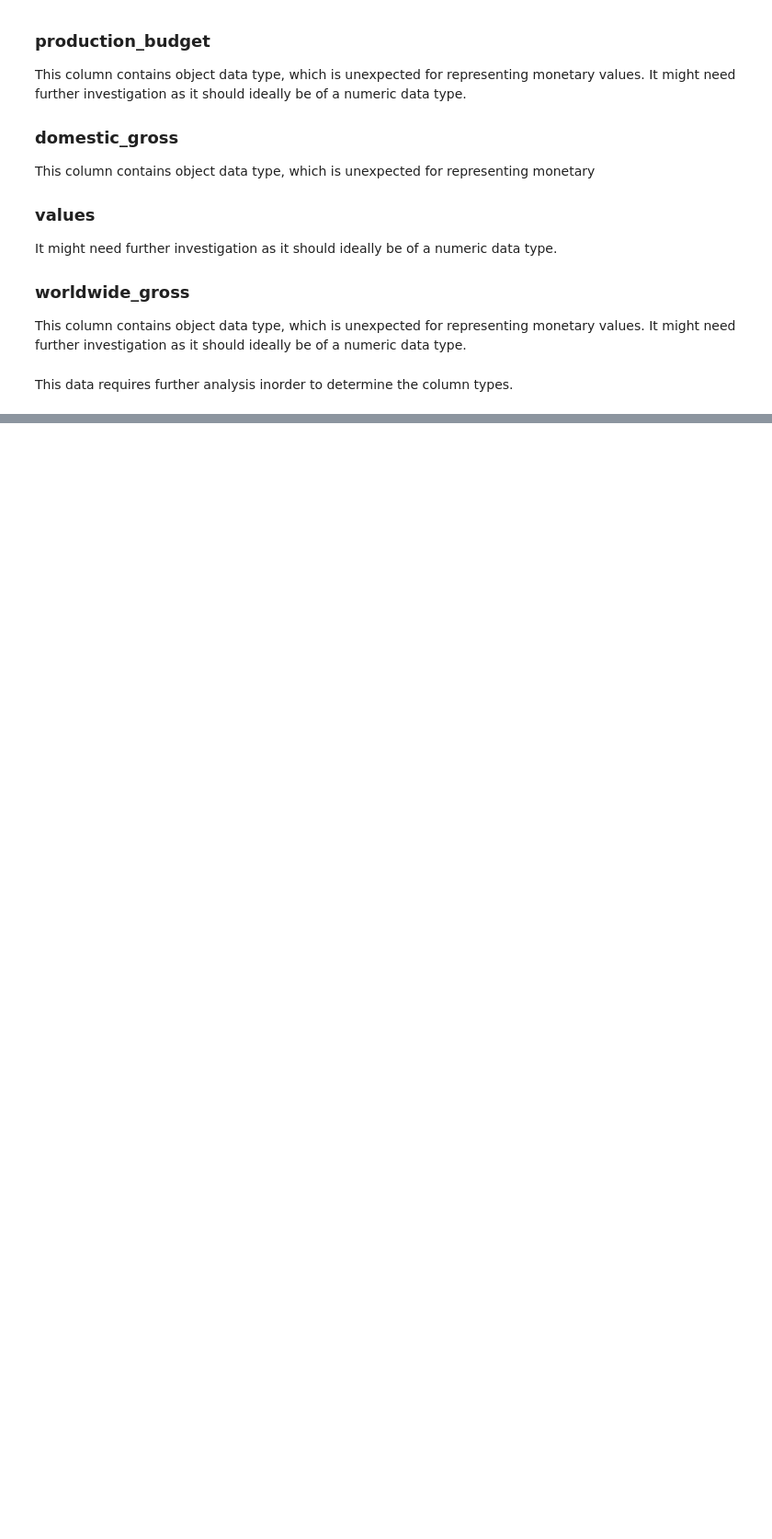
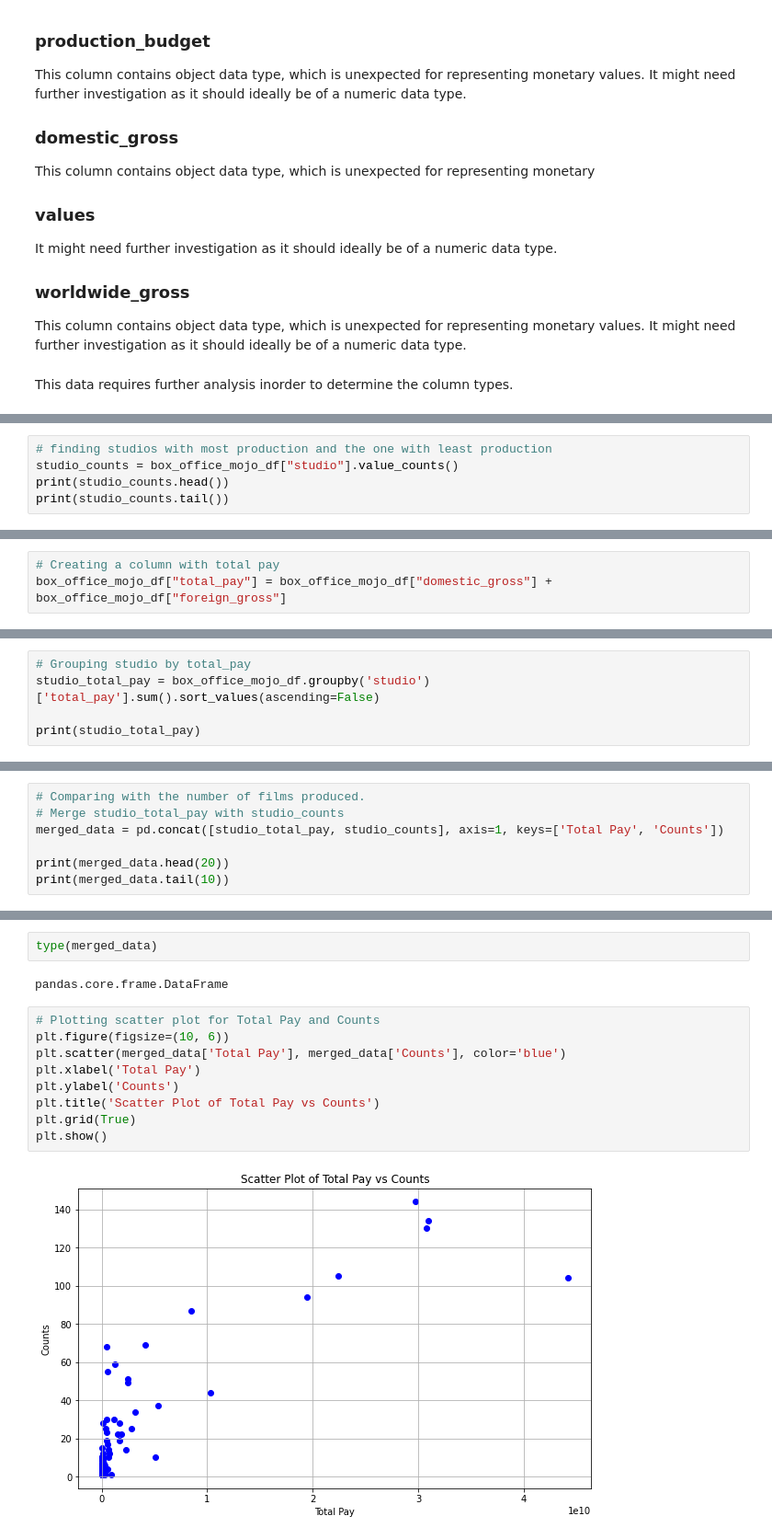
Before and after one commit to Iankip8/dsc-phase-1-project-v2-4, a Jupyter notebook: student.ipynb, the cells around one changed output, grey strips where cells are left out. Shown at 92% size. Saved outputs shown, nothing was run; the diff lists cells and outputs as text; blank space fills up the shorter version.

Commit message:
Start of data analysis, Box office Mojo

```diff
--- a/student.ipynb
+++ b/student.ipynb
@@ -385,0 +511,5 @@ This data requires further analysis inorder to determine the column types.
+# %%
+# finding studios with most production and the one with least production
+studio_counts = box_office_mojo_df["studio"].value_counts()
+print(studio_counts.head())
+print(studio_counts.tail())
@@ -385,0 +529,3 @@ This data requires further analysis inorder to determine the column types.
+# %%
+# Creating a column with total pay
+box_office_mojo_df["total_pay"] = box_office_mojo_df["domestic_gross"] + box_office_mojo_df["foreign_gross"]
@@ -385,0 +541,5 @@ This data requires further analysis inorder to determine the column types.
+# %%
+# Grouping studio by total_pay
+studio_total_pay = box_office_mojo_df.groupby('studio')['total_pay'].sum().sort_values(ascending=False)
+
+print(studio_total_pay)
@@ -385,0 +560,7 @@ This data requires further analysis inorder to determine the column types.
+# %%
+# Comparing with the number of films produced.
+# Merge studio_total_pay with studio_counts
+merged_data = pd.concat([studio_total_pay, studio_counts], axis=1, keys=['Total Pay', 'Counts'])
+
+print(merged_data.head(20))
+print(merged_data.tail(10))
@@ -385,0 +587,15 @@ This data requires further analysis inorder to determine the column types.
+# %%
+type(merged_data)
+# %% [output]
+pandas.core.frame.DataFrame
+# %%
+# Plotting scatter plot for Total Pay and Counts
+plt.figure(figsize=(10, 6))
+plt.scatter(merged_data['Total Pay'], merged_data['Counts'], color='blue')
+plt.xlabel('Total Pay')
+plt.ylabel('Counts')
+plt.title('Scatter Plot of Total Pay vs Counts')
+plt.grid(True)
+plt.show()
+# %% [output]
+[figure, added]
```
Also changed, not shown: parts of 24 cells of this notebook.
